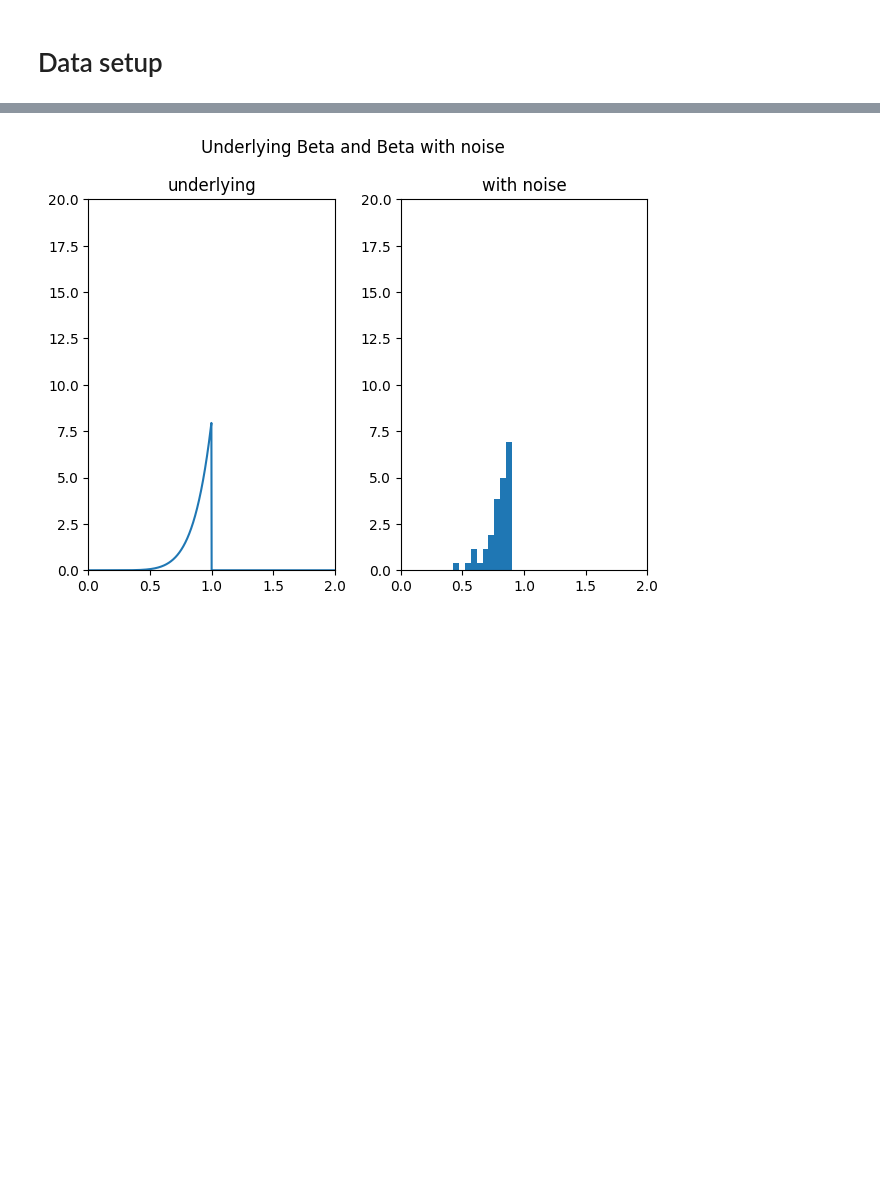
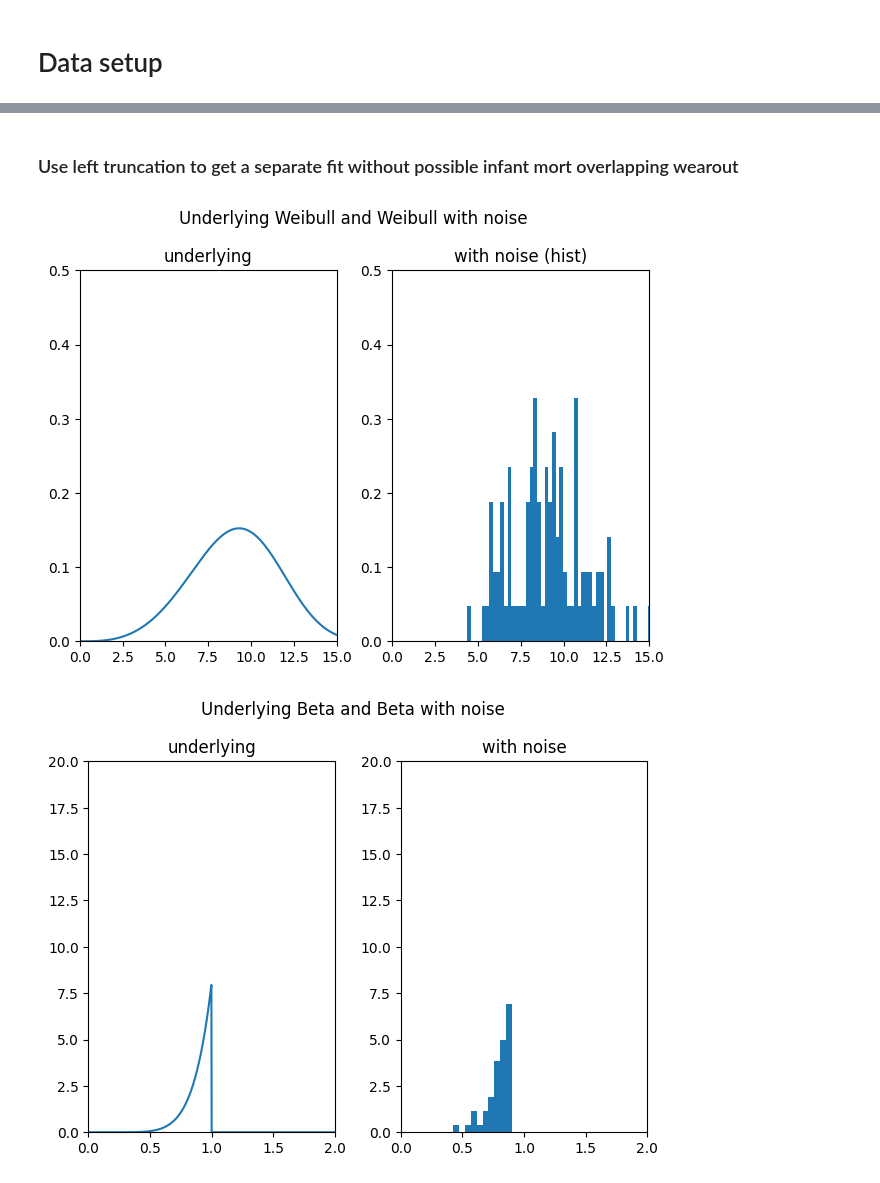
Before and after one commit to nayefahmad/ml-notes, a Jupyter notebook: 2023-05-02-pytorch-distribution-fitting.ipynb, the cells around one changed output, grey strips where cells are left out. Cells and saved outputs as stored; diff of their text form; code cells hidden in the pictures; blank space fills up the shorter version.

```diff
--- a/2023-05-02-pytorch-distribution-fitting.ipynb
+++ b/2023-05-02-pytorch-distribution-fitting.ipynb
@@ -93,3 +94,34 @@ weibull_tensor = torch.tensor(weibull_data, dtype=float).reshape(-1,1)
+# %% [markdown]
+### Use left truncation to get a separate fit without possible infant mort overlapping wearout
+# %%
+lower = np.median(weibull_data)/2
+weibull_data_left_trunc = weibull_data[weibull_data > lower]
+
+
+#generate the x values to be used for generating the pdf
+curve_x = np.linspace(0, 25, 1000)
+#generate the pdf with the same parameters that were used for generating the data
+weibull_pdf = weibull_min.pdf(curve_x, shape, scale=scale)
+
+title='Underlying Weibull and Weibull with noise'
+subs = ['underlying', 'with noise (hist)']
+fig, ax = plt.subplots(1, 2)
+ax[0].plot(curve_x, weibull_pdf)
+ax[1].hist(weibull_data_left_trunc, bins=50, density=True)
+
+for idx in range(2):
+    ax[idx].set_xlim(0, 15)
+    ax[idx].set_ylim(0, .5)
+    ax[idx].set_title(subs[idx])
+plt.suptitle(title)
+fig.tight_layout()
+fig.show()
+
+
+# set up tensor for pytorch ops
+weibull_left_trunc_tensor = torch.tensor(weibull_data_left_trunc, dtype=float).reshape(-1,1)
+# %% [output]
+[figure, added]
 # %%
 #generate non-weibull data, following beta distribution
 beta_data = beta.rvs(a=8, b=1, size=n)
```
Also changed, not shown: parts of 6 cells of this notebook.
